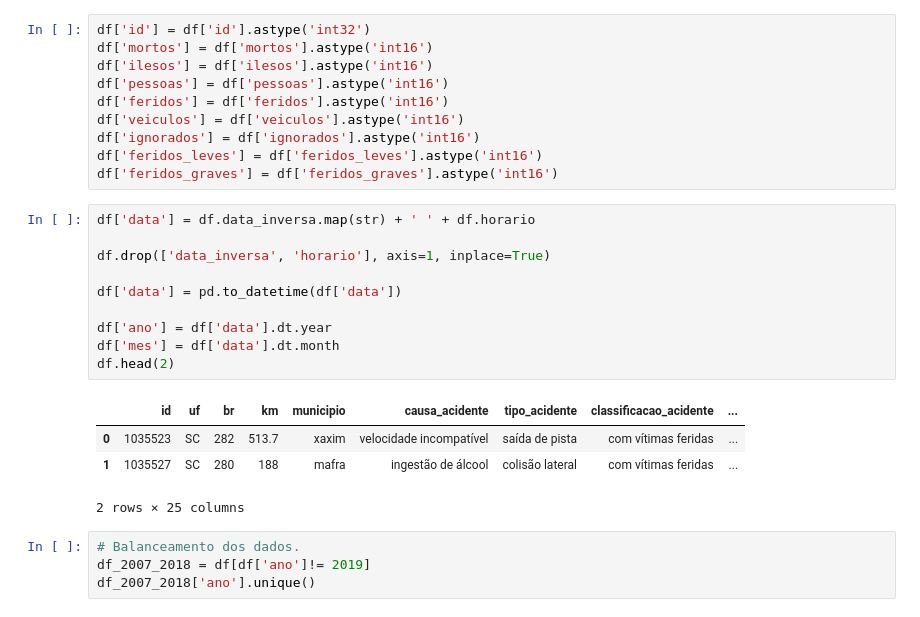
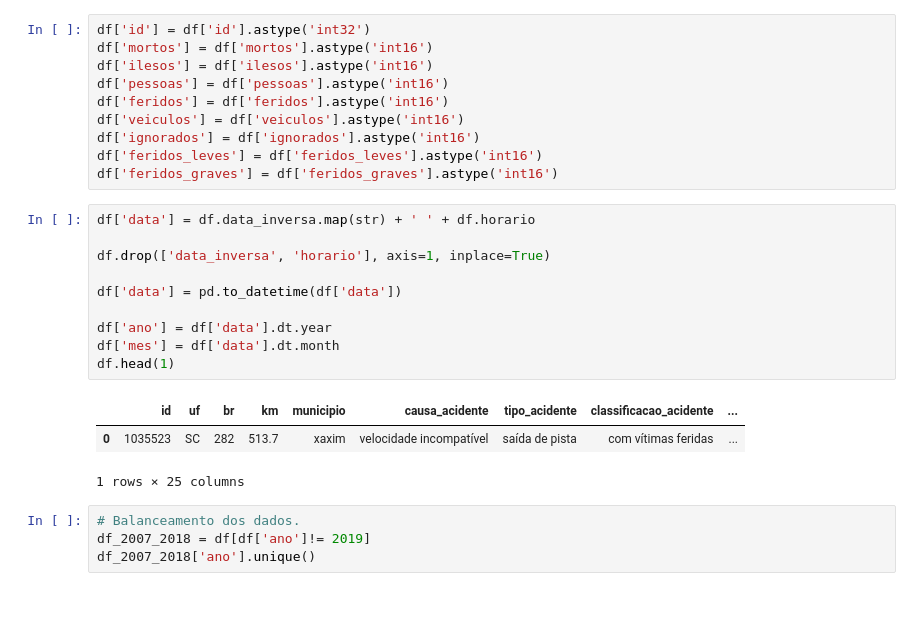
Before and after one commit to LilianeAquino/aed_projeto_1, a Jupyter notebook: template.ipynb, the cells around one changed output. Saved outputs shown, nothing was run; the diff lists cells and outputs as text.

```diff
--- a/template.ipynb
+++ b/template.ipynb
@@ -155,18 +155,17 @@ df['feridos_graves'] = df['feridos_graves'].astype('int16')
 # %%
 df['data'] = df.data_inversa.map(str) + ' ' + df.horario
 
 df.drop(['data_inversa', 'horario'], axis=1, inplace=True)
 
 df['data'] = pd.to_datetime(df['data'])
 
 df['ano'] = df['data'].dt.year
 df['mes'] = df['data'].dt.month
-df.head(2)
+df.head(1)
 # %% [output]
 |  | id | uf | br | km | municipio | causa_acidente | tipo_acidente | classificacao_acidente | ... |
 | 0 | 1035523 | SC | 282 | 513.7 | xaxim | velocidade incompatível | saída de pista | com vítimas feridas | ... |
-| 1 | 1035527 | SC | 280 | 188 | mafra | ingestão de álcool | colisão lateral | com vítimas feridas | ... |
-2 rows × 25 columns
+1 rows × 25 columns
 # %%
 # Balanceamento dos dados.
 df_2007_2018 = df[df['ano']!= 2019]
```
Also changed, not shown: parts of 5 cells of this notebook.
